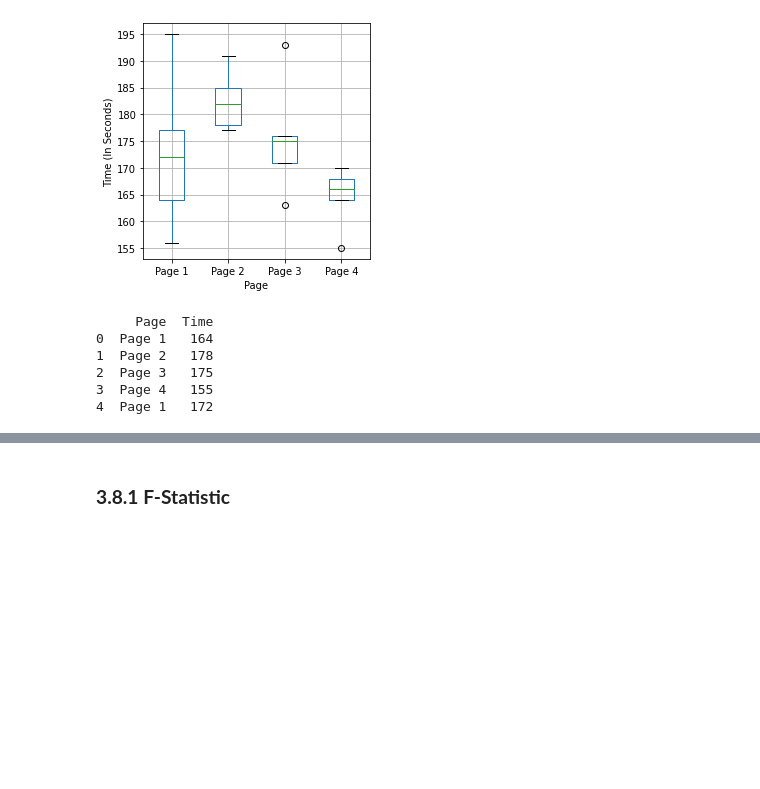
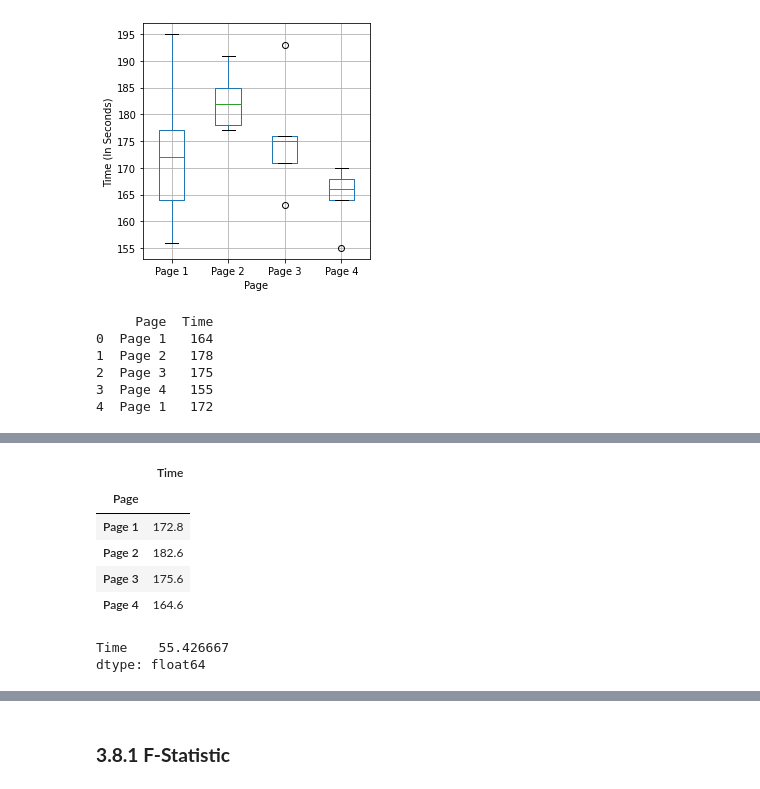
Before and after one commit to young-hwanlee/my-practical-statistics-for-data-scientists, a Jupyter notebook: Chapter_3_Statistical_Experiments_and_Significance_Testing.ipynb, the cells around one changed output, grey strips where cells are left out. Saved outputs shown, nothing was run; the diff lists cells and outputs as text; code cells hidden in the pictures; blank space fills up the shorter version.

```diff
--- a/Chapter_3_Statistical_Experiments_and_Significance_Testing.ipynb
+++ b/Chapter_3_Statistical_Experiments_and_Significance_Testing.ipynb
@@ -348,0 +358,14 @@ print(pd.read_csv(FOUR_SESSIONS_CSV).head())
+# %%
+four_sessions.groupby('Page').mean()
+# %% [output]
+|  | Time |
+| Page |  |
+| Page 1 | 172.8 |
+| Page 2 | 182.6 |
+| Page 3 | 175.6 |
+| Page 4 | 164.6 |
+# %%
+four_sessions.groupby('Page').mean().var()
+# %% [output]
+Time    55.426667
+dtype: float64
```
Also changed, not shown: parts of 20 cells of this notebook.
